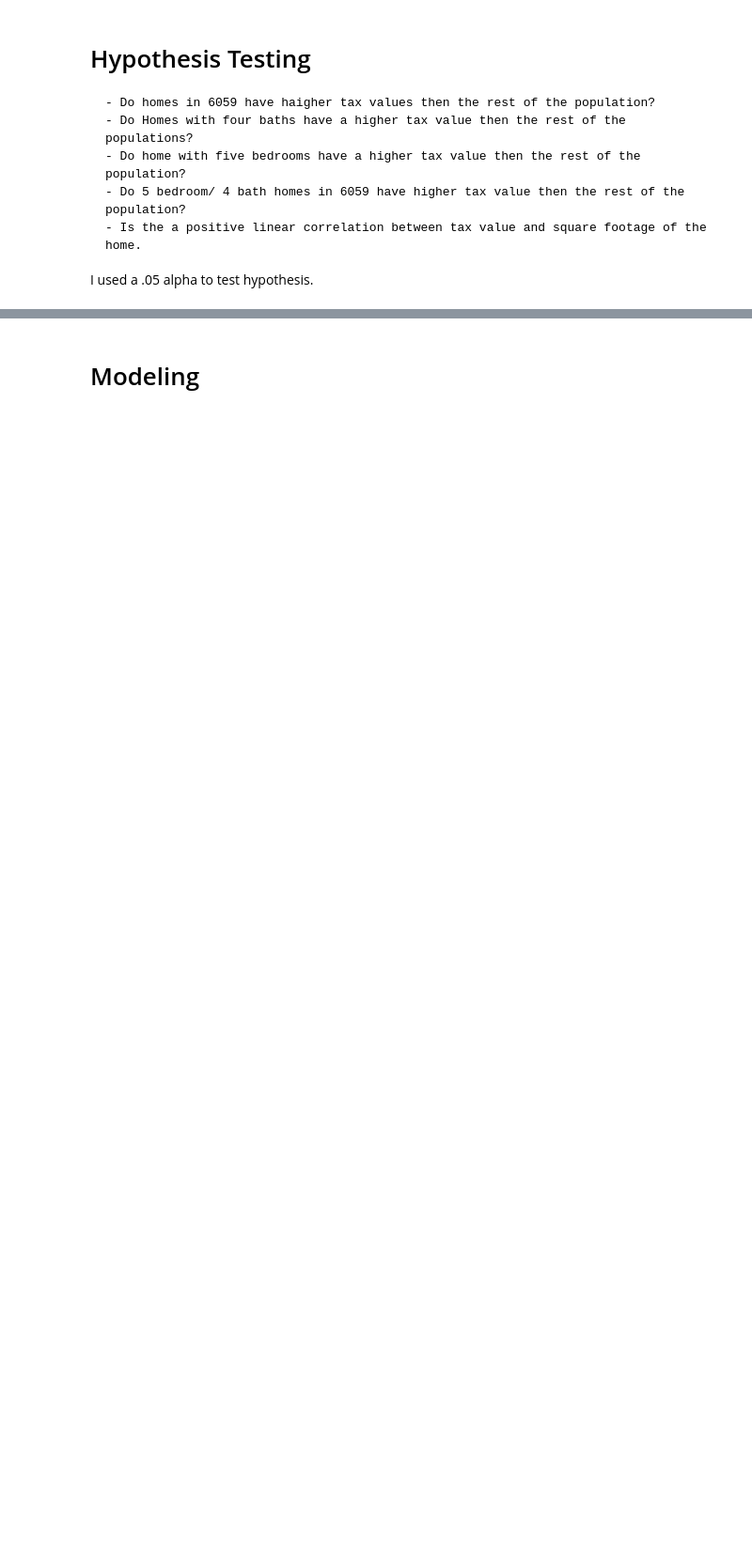
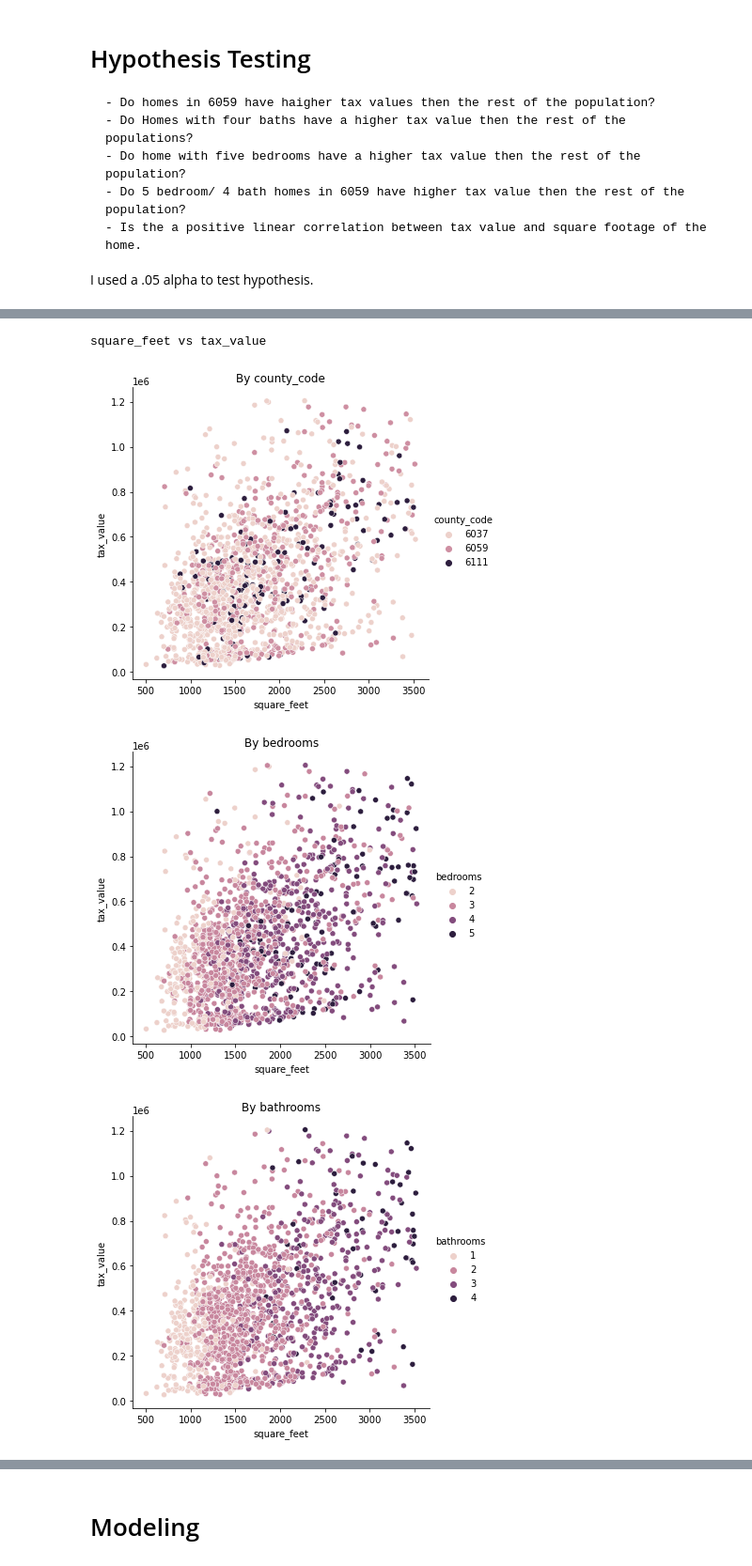
Before and after one commit to hrodjr/estimating_home_value_regression_project, a Jupyter notebook: scratch_notebook.ipynb, the cells around one changed output, grey strips where cells are left out. Shown at 94% size. Saved outputs shown, nothing was run; the diff lists cells and outputs as text; code cells hidden in the pictures; blank space fills up the shorter version.

```diff
--- a/scratch_notebook.ipynb
+++ b/scratch_notebook.ipynb
@@ -419,0 +421,8 @@ AttributeError: 'list' object has no attribute 'get'
+# %%
+explore.exp_multivariate( ['square_feet', 'age'], ['county_code', 'bedrooms', 'bathrooms'],
+                         'tax_value', train.sample(1500))
+# %% [output]
+square_feet vs tax_value
+[figure, added]
+[figure, added]
+[figure, added]
```
Also changed, not shown: parts of 75 cells of this notebook, 2 other files.
